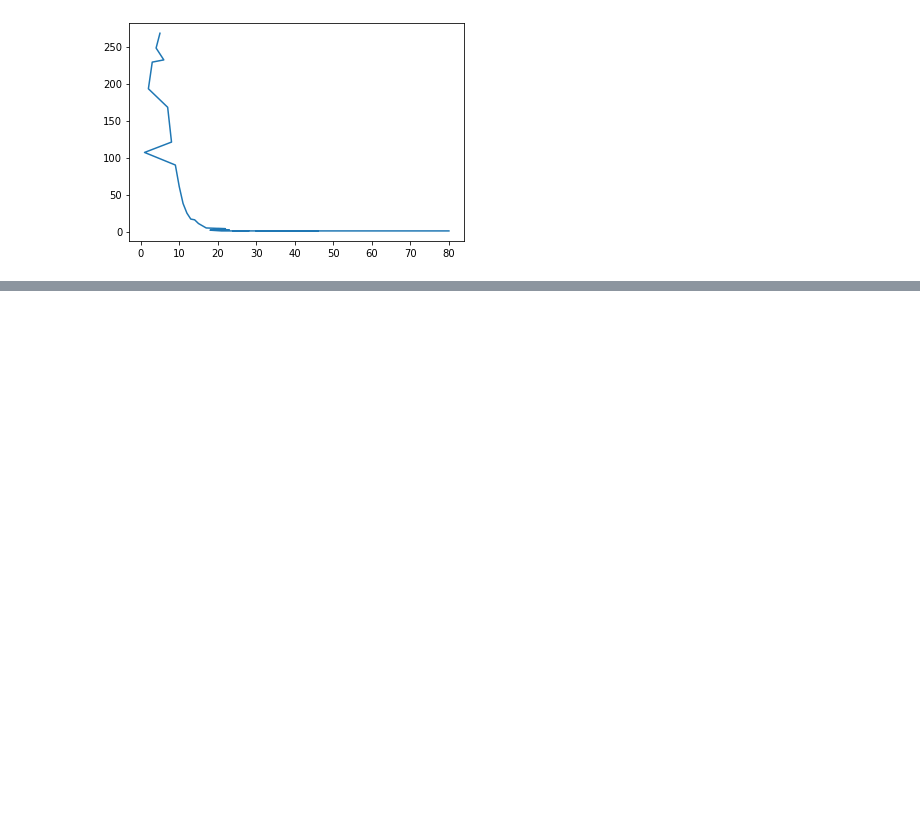
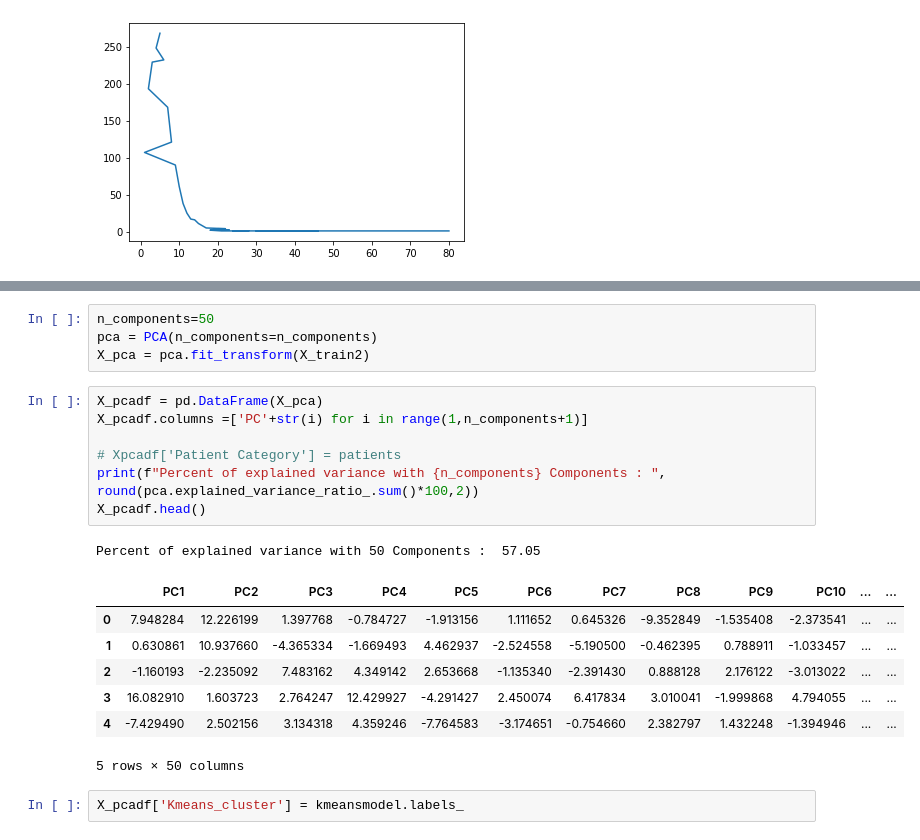
Before and after one commit to Cpizzle1/capstone2, a Jupyter notebook: notebooks/Untitled.ipynb, the cells around one changed output, grey strips where cells are left out. Drawn from its saved outputs; the diff is of its cells as text; blank space fills up the shorter version.

```diff
--- a/notebooks/Untitled.ipynb
+++ b/notebooks/Untitled.ipynb
@@ -302,0 +365,22 @@ ax.plot(df.mutation_count.value_counts())
+# %%
+n_components=50
+pca = PCA(n_components=n_components)
+X_pca = pca.fit_transform(X_train2)
+# %%
+X_pcadf = pd.DataFrame(X_pca)
+X_pcadf.columns =['PC'+str(i) for i in range(1,n_components+1)]
+
+# Xpcadf['Patient Category'] = patients
+print(f"Percent of explained variance with {n_components} Components : ", round(pca.explained_variance_ratio_.sum()*100,2))
+X_pcadf.head()
+# %% [output]
+Percent of explained variance with 50 Components :  57.05
+|  | PC1 | PC2 | PC3 | PC4 | PC5 | PC6 | PC7 | PC8 | PC9 | PC10 | ... | ... |
+| 0 | 7.948284 | 12.226199 | 1.397768 | -0.784727 | -1.913156 | 1.111652 | 0.645326 | -9.352849 | -1.535408 | -2.373541 | ... | ... |
+| 1 | 0.630861 | 10.937660 | -4.365334 | -1.669493 | 4.462937 | -2.524558 | -5.190500 | -0.462395 | 0.788911 | -1.033457 | ... | ... |
+| 2 | -1.160193 | -2.235092 | 7.483162 | 4.349142 | 2.653668 | -1.135340 | -2.391430 | 0.888128 | 2.176122 | -3.013022 | ... | ... |
+| 3 | 16.082910 | 1.603723 | 2.764247 | 12.429927 | -4.291427 | 2.450074 | 6.417834 | 3.010041 | -1.999868 | 4.794055 | ... | ... |
+| 4 | -7.429490 | 2.502156 | 3.134318 | 4.359246 | -7.764583 | -3.174651 | -0.754660 | 2.382797 | 1.432248 | -1.394946 | ... | ... |
+5 rows × 50 columns
+# %%
+X_pcadf['Kmeans_cluster'] = kmeansmodel.labels_
```
Also changed, not shown: parts of 13 cells of this notebook, 4 other files.
